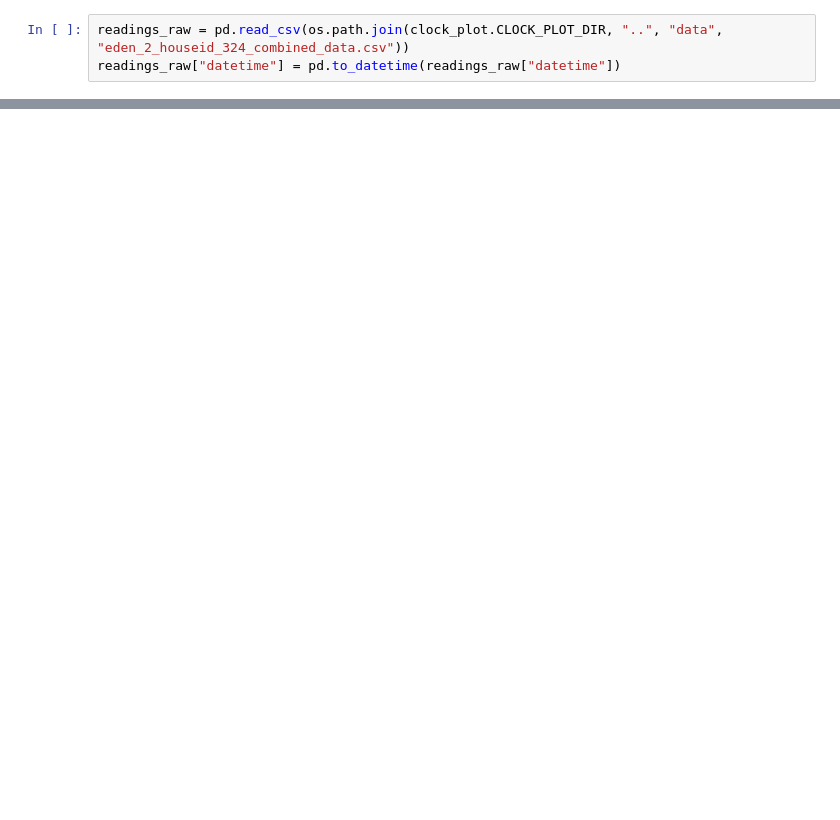
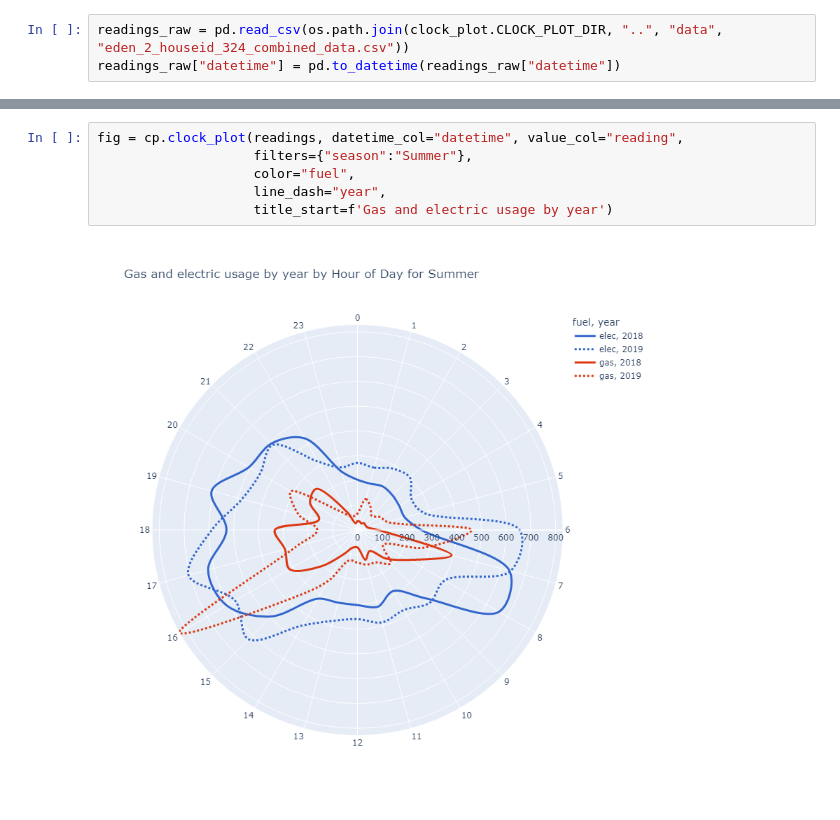
Before and after one commit to ES-Catapult/clock_plot, a Jupyter notebook: examples.ipynb, the cells around one changed output, grey strips where cells are left out. Cells and saved outputs as stored; diff of their text form; blank space fills up the shorter version.

```diff
--- a/examples.ipynb
+++ b/examples.ipynb
@@ -82,0 +119,8 @@ fig = cp.clock_plot(readings, datetime_col='datetime', value_col=f'reading',
+# %%
+fig = cp.clock_plot(readings, datetime_col="datetime", value_col="reading",
+                    filters={"season":"Summer"},
+                    color="fuel",
+                    line_dash="year",
+                    title_start=f'Gas and electric usage by year')
+# %% [output]
+[figure, added]
```
Also changed, not shown: parts of 34 cells of this notebook.
